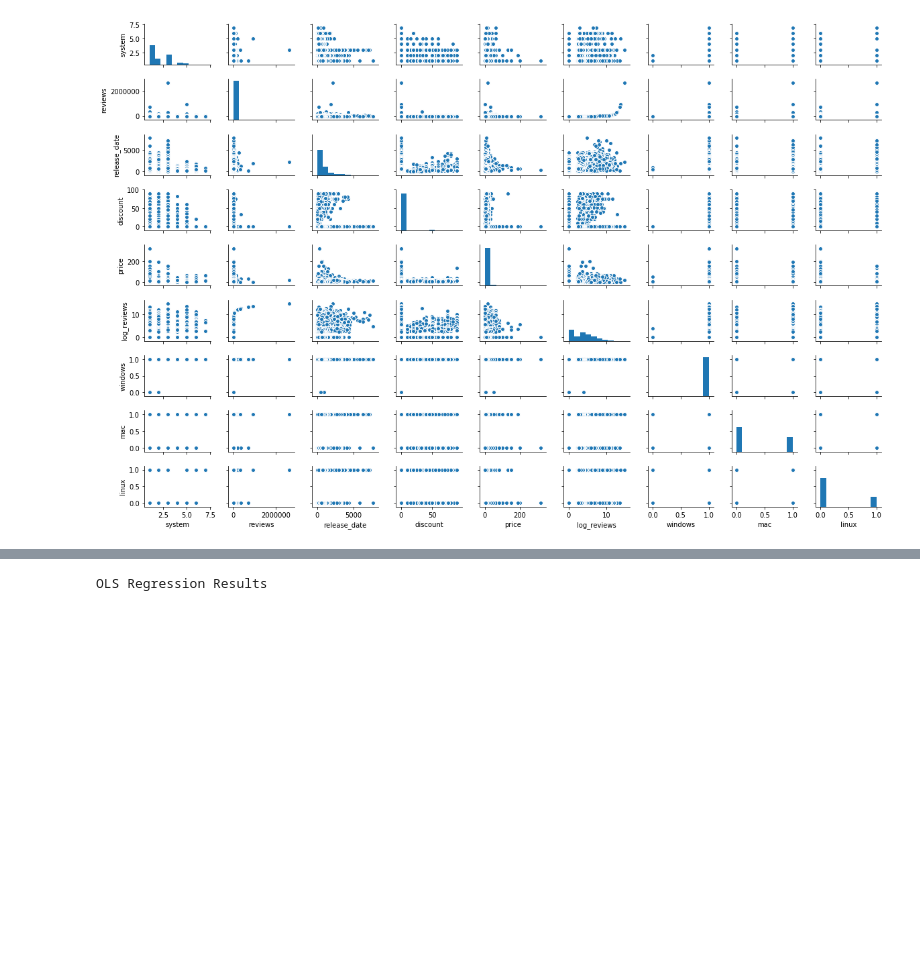
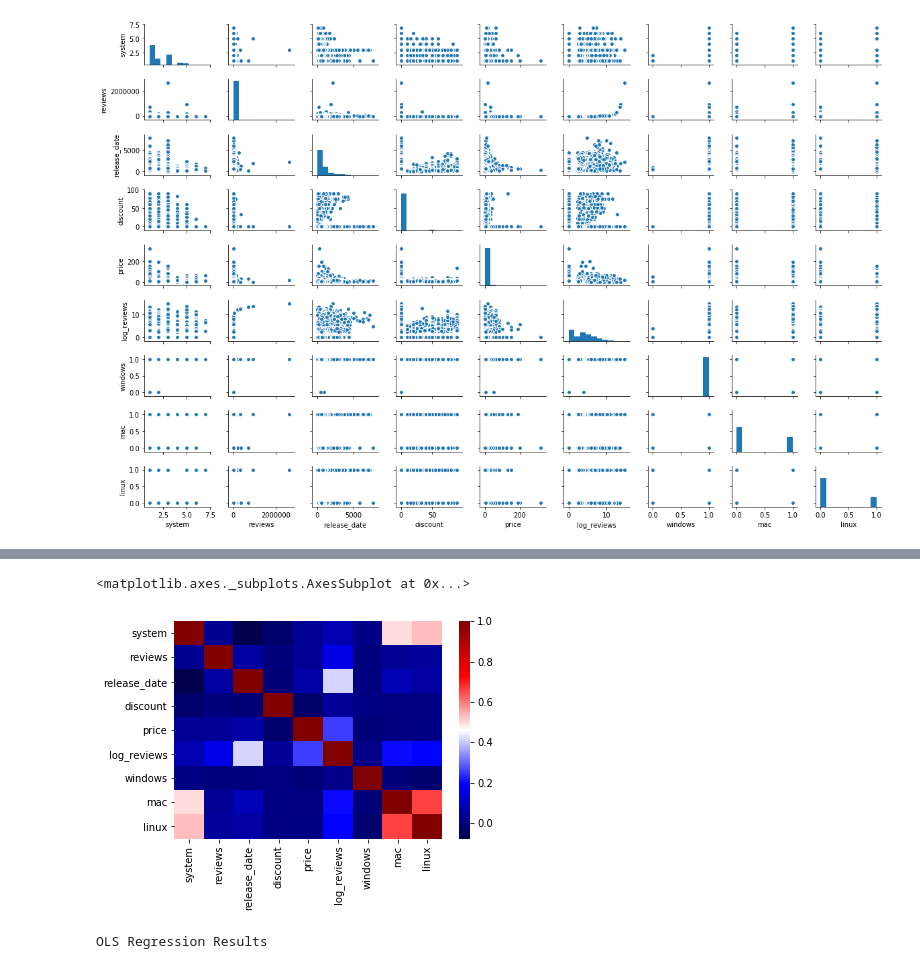
Before and after one commit to mayamadhavan/projects, a Jupyter notebook: all steam no sel.ipynb, the cells around one changed output, grey strips where cells are left out. Drawn from its saved outputs; the diff is of its cells as text; code cells hidden in the pictures; blank space fills up the shorter version.

```diff
--- a/all steam no sel.ipynb
+++ b/all steam no sel.ipynb
@@ -388,4 +394,9 @@ no_dup_df.corr()
 | windows | 0.012625 | 0.001130 | 0.002071 | 0.004231 | -0.008404 | 0.018658 | 1.000000 | -0.005383 | -0.022584 |
 | mac | 0.498125 | 0.033123 | 0.079754 | 0.007197 | 0.005189 | 0.202341 | -0.005383 | 1.000000 | 0.661591 |
 | linux | 0.533470 | 0.043488 | 0.058523 | 0.004519 | 0.008863 | 0.197226 | -0.022584 | 0.661591 | 1.000000 |
+# %%
+sns.heatmap(no_dup_df.corr(), cmap="seismic")
+# %% [output]
+<matplotlib.axes._subplots.AxesSubplot at 0x...>
+[figure, added]
 # %%
```
Also changed, not shown: parts of 18 cells of this notebook.
